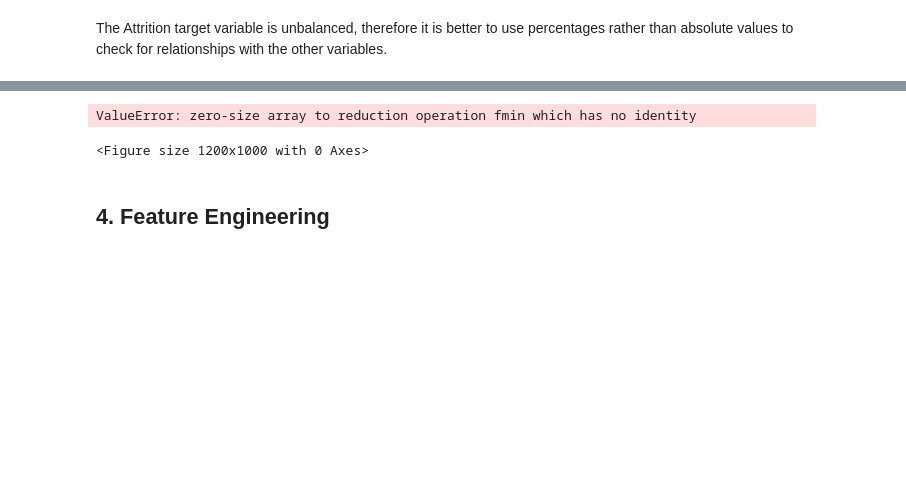
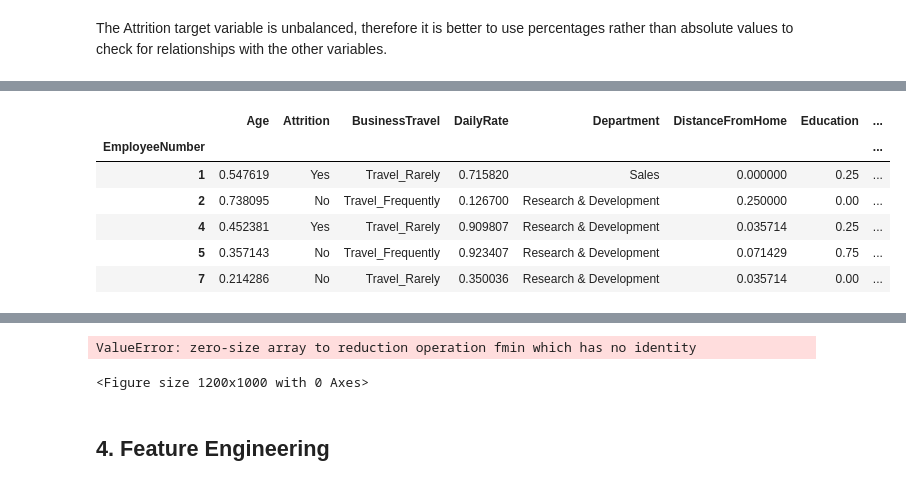
Before and after one commit to ritamaravilhamarques/EDSB25_10, a Jupyter notebook: EDSB25_10_HR_Attrition.ipynb, the cells around one changed output, grey strips where cells are left out. Drawn from its saved outputs; the diff is of its cells as text; code cells hidden in the pictures; blank space fills up the shorter version.

```diff
--- a/EDSB25_10_HR_Attrition.ipynb
+++ b/EDSB25_10_HR_Attrition.ipynb
@@ -386,0 +401,19 @@ The categorical variables seemingly related to Attrition are BusinessTravel, Edu
+# %%
+
+# One-hot encode categorical variables with custom drop logic
+HR_provisorio = HR_clean.copy()
+
+# Seleciona apenas colunas numéricas (int64, float64)
+numeric_cols = HR_provisorio.select_dtypes(include=['int64', 'float64']).columns
+scaler = MinMaxScaler()
+HR_provisorio[numeric_cols] = scaler.fit_transform(HR_provisorio[numeric_cols])
+
+HR_provisorio.head()
+# %% [output]
+|  | Age | Attrition | BusinessTravel | DailyRate | Department | DistanceFromHome | Education | ... |
+| EmployeeNumber |  |  |  |  |  |  |  | ... |
+| 1 | 0.547619 | Yes | Travel_Rarely | 0.715820 | Sales | 0.000000 | 0.25 | ... |
+| 2 | 0.738095 | No | Travel_Frequently | 0.126700 | Research & Development | 0.250000 | 0.00 | ... |
+| 4 | 0.452381 | Yes | Travel_Rarely | 0.909807 | Research & Development | 0.035714 | 0.25 | ... |
+| 5 | 0.357143 | No | Travel_Frequently | 0.923407 | Research & Development | 0.071429 | 0.75 | ... |
+| 7 | 0.214286 | No | Travel_Rarely | 0.350036 | Research & Development | 0.035714 | 0.00 | ... |
```
Also changed, not shown: parts of 17 cells of this notebook.
